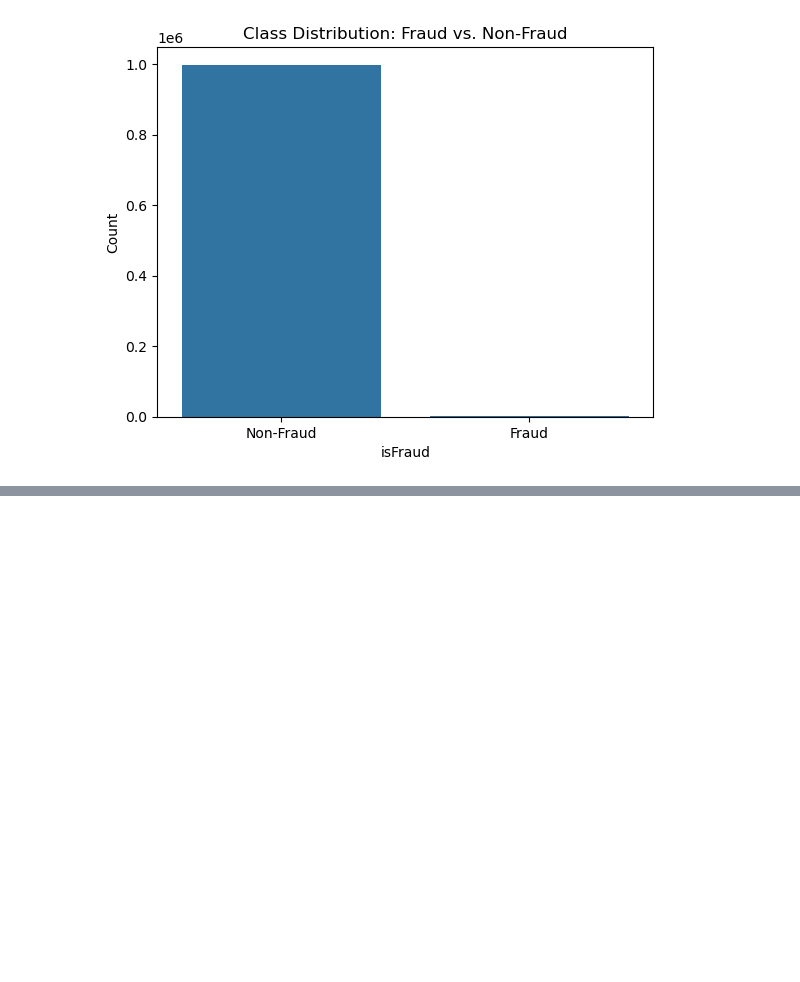
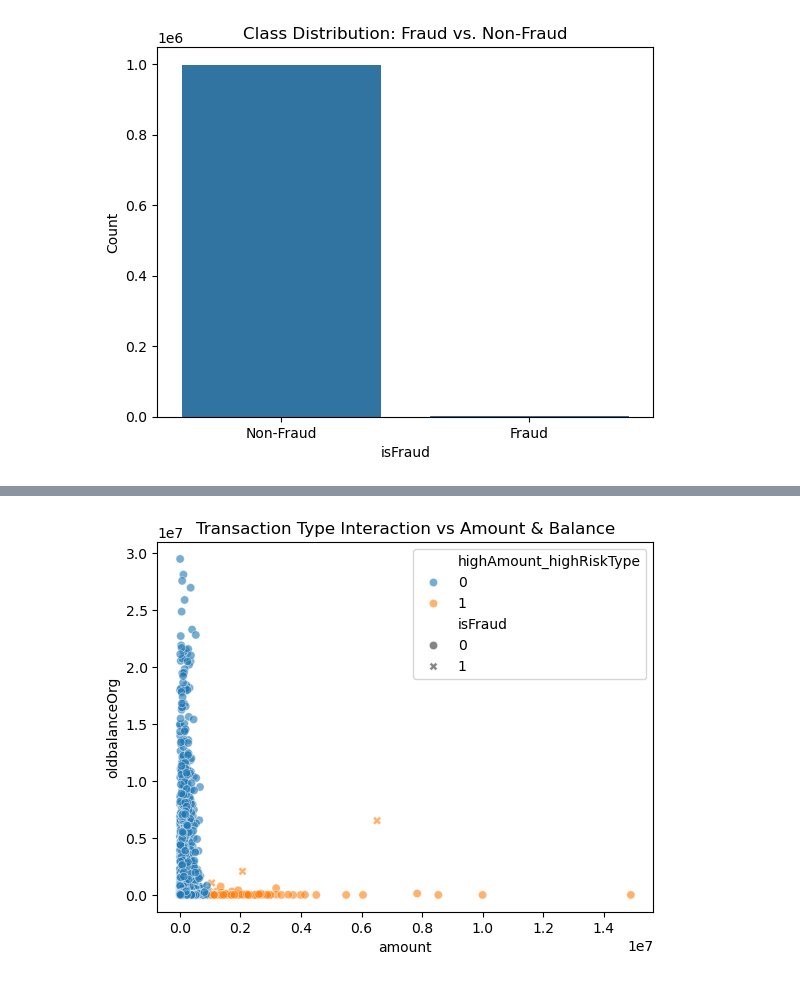
Before and after one commit to Alyssacobbs/FinanceMachineLearningModel, a Jupyter notebook: detect-fraud/notebooks/transform.ipynb, the cells around one changed output, grey strips where cells are left out. Saved outputs shown, nothing was run; the diff lists cells and outputs as text; code cells hidden in the pictures; blank space fills up the shorter version.

```diff
--- a/detect-fraud/notebooks/transform.ipynb
+++ b/detect-fraud/notebooks/transform.ipynb
@@ -204,0 +263,13 @@ Answer Here
+# %%
+sns.scatterplot(
+    data=df.sample(5000),  # sample for clarity
+    x='amount',
+    y='oldbalanceOrg',
+    hue='highAmount_highRiskType',
+    style='isFraud',
+    alpha=0.6
+)
+plt.title('Transaction Type Interaction vs Amount & Balance')
+plt.show()
+# %% [output]
+[figure, added]
```
Also changed, not shown: parts of 26 cells of this notebook, 1 other file.
